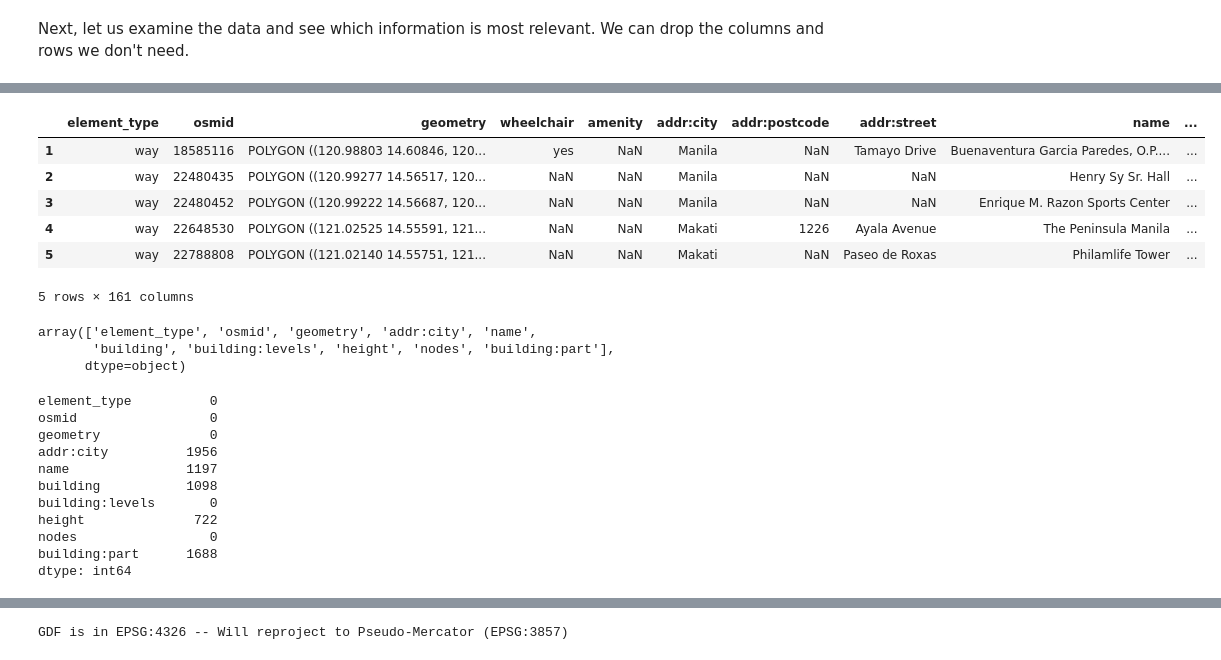
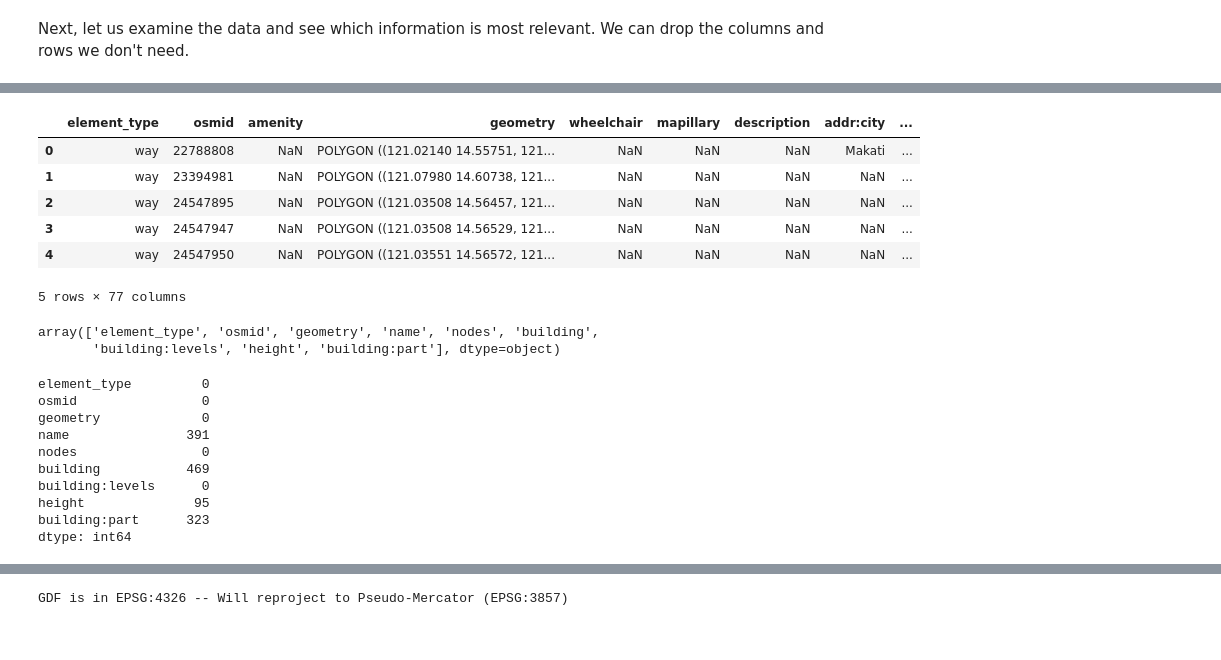
Before and after one commit to Automating-GIS-processes-II-2023/final-assignment-jeromemaiquez, a Jupyter notebook: final_exercise.ipynb, the cells around one changed output, grey strips where cells are left out. Cells and saved outputs as stored; diff of their text form; code cells hidden in the pictures.

```diff
--- a/final_exercise.ipynb
+++ b/final_exercise.ipynb
@@ -52,12 +56,14 @@ To start, we will first extract all map features with an `office` tag.
 # %%
 # Define place name as Metro Manila
-PLACE_NAME = ("Metro Manila, Philippines")
+PLACE_NAME = [
+    "Metro Manila"
+]
 # %%
-# Extract all offices in Metro Manila
-offices = ox.features_from_place(
+# Extract all skyscrapers in Metro Manila
+skyscrapers = ox.features_from_place(
     PLACE_NAME,
     {
-        "building:levels": [str(i) for i in range(10,100)]
+        "building:levels": [str(i) for i in range(30,100)]
     },
     which_result=None
 )
@@ -109,16 +117,16 @@ array(['node', 'way', 'relation'], dtype=object)
 # %%
 from urban_indicators_scripts import filter_elem_type
 
-offices = filter_elem_type(offices, ["way", "relation"])
-offices.head()
+skyscrapers = filter_elem_type(skyscrapers, ["way", "relation"])
+skyscrapers.head()
 # %% [output]
-|  | element_type | osmid | geometry | wheelchair | amenity | addr:city | addr:postcode | addr:street | name | ... |
-| 1 | way | 18585116 | POLYGON ((120.98803 14.60846, 120... | yes | NaN | Manila | NaN | Tamayo Drive | Buenaventura Garcia Paredes, O.P.... | ... |
-| 2 | way | 22480435 | POLYGON ((120.99277 14.56517, 120... | NaN | NaN | Manila | NaN | NaN | Henry Sy Sr. Hall | ... |
-| 3 | way | 22480452 | POLYGON ((120.99222 14.56687, 120... | NaN | NaN | Manila | NaN | NaN | Enrique M. Razon Sports Center | ... |
-| 4 | way | 22648530 | POLYGON ((121.02525 14.55591, 121... | NaN | NaN | Makati | 1226 | Ayala Avenue | The Peninsula Manila | ... |
-| 5 | way | 22788808 | POLYGON ((121.02140 14.55751, 121... | NaN | NaN | Makati | NaN | Paseo de Roxas | Philamlife Tower | ... |
+|  | element_type | osmid | amenity | geometry | wheelchair | mapillary | description | addr:city | ... |
+| 0 | way | 22788808 | NaN | POLYGON ((121.02140 14.55751, 121... | NaN | NaN | NaN | Makati | ... |
+| 1 | way | 23394981 | NaN | POLYGON ((121.07980 14.60738, 121... | NaN | NaN | NaN | NaN | ... |
+| 2 | way | 24547895 | NaN | POLYGON ((121.03508 14.56457, 121... | NaN | NaN | NaN | NaN | ... |
+| 3 | way | 24547947 | NaN | POLYGON ((121.03508 14.56529, 121... | NaN | NaN | NaN | NaN | ... |
+| 4 | way | 24547950 | NaN | POLYGON ((121.03551 14.56572, 121... | NaN | NaN | NaN | NaN | ... |
-5 rows × 161 columns
+5 rows × 77 columns
 # %%
 # Import drop_nan_cols function we created
 from urban_indicators_scripts import drop_nan_cols
@@ -129,21 +137,19 @@ offices = drop_nan_cols(offices, 0.75)
 # %%
-offices.columns.values
+skyscrapers.columns.values
 # %% [output]
-array(['element_type', 'osmid', 'geometry', 'addr:city', 'name',
-       'building', 'building:levels', 'height', 'nodes', 'building:part'],
-      dtype=object)
+array(['element_type', 'osmid', 'geometry', 'name', 'nodes', 'building',
+       'building:levels', 'height', 'building:part'], dtype=object)
 # %%
-offices.isna().sum()
+skyscrapers.isna().sum()
 # %% [output]
-element_type          0
-osmid                 0
-geometry              0
-addr:city          1956
-name               1197
-building           1098
-building:levels       0
-height              722
-nodes                 0
-building:part      1688
+element_type         0
+osmid                0
+geometry             0
+name               391
+nodes                0
+building           469
+building:levels      0
+height              95
+building:part      323
 dtype: int64
 # %%
```
Also changed, not shown: parts of 17 cells of this notebook, 2 other files.
